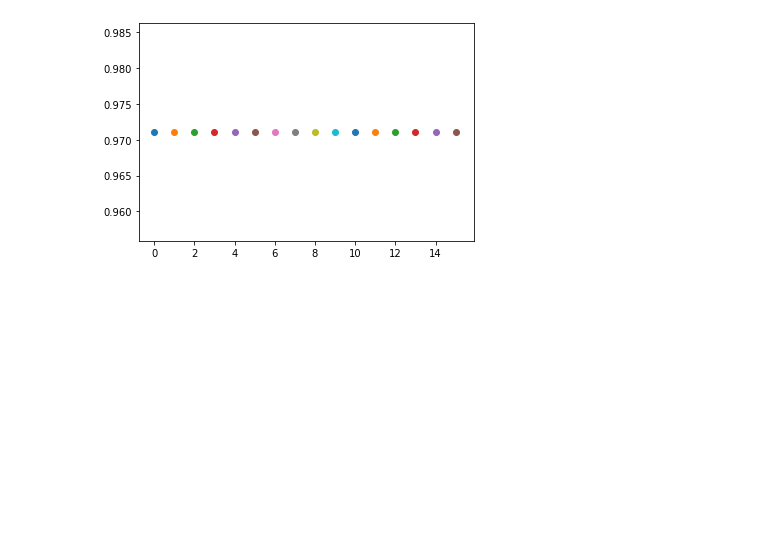
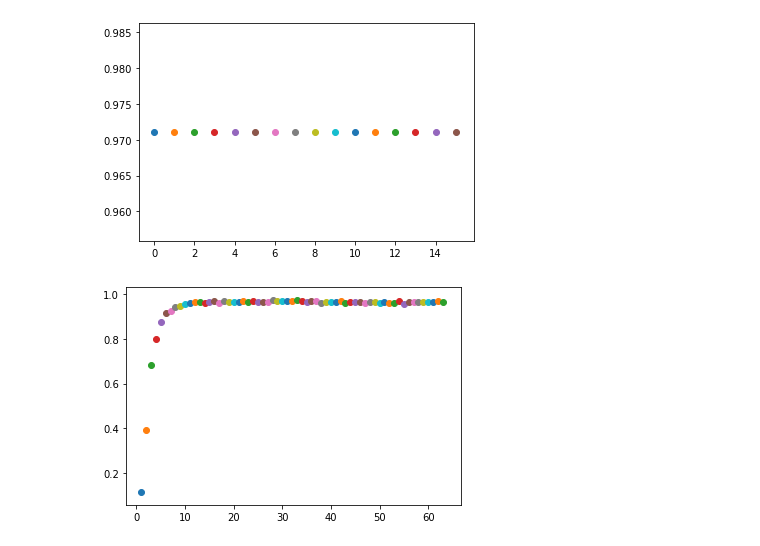
Before and after one commit to Geringer13/Netology_pyda, a Jupyter notebook: Продвинутая_Линейная_Алгебра_ipynb_txt.ipynb, the cells around one changed output. Drawn from its saved outputs; the diff is of its cells as text; code cells hidden in the pictures; blank space fills up the shorter version.

```diff
--- a/Продвинутая_Линейная_Алгебра_ipynb_txt.ipynb
+++ b/Продвинутая_Линейная_Алгебра_ipynb_txt.ipynb
@@ -168,3 +177,17 @@ for i in range(0,16):
   plt.scatter(i, rf_reduced.oob_score_)
 # %% [output]
 [figure]
+# %%
+for i in range(1,64):
+
+  svd = TruncatedSVD(n_components=i)
+  X_reduced = svd.fit_transform(X)
+
+  X, y = load_digits(return_X_y=True)
+  rf_reduced = RandomForestClassifier(oob_score=True)
+  rf_reduced.fit(X_reduced, y)
+  rf_reduced.oob_score_
+
+  plt.scatter(i, rf_reduced.oob_score_)
+# %% [output]
+[figure, added]
```
Also changed, not shown: parts of 4 cells of this notebook.
